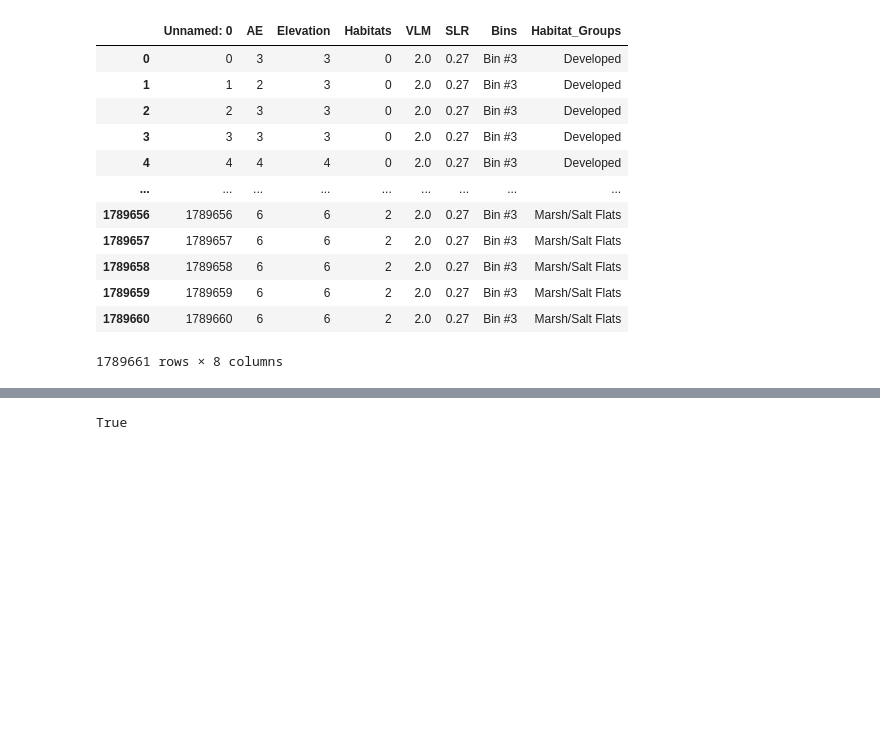
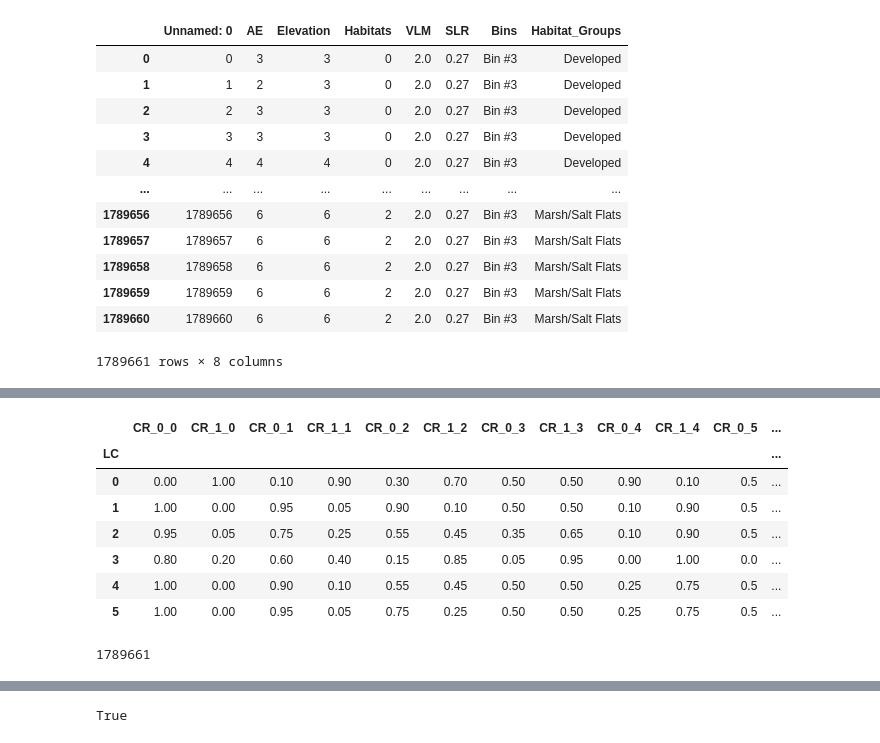
Before and after one commit to sashanksilwal/CRSLR, a Jupyter notebook: Sashank/training/Bayesian_Network.ipynb, the cells around one changed output, grey strips where cells are left out. Drawn from its saved outputs; the diff is of its cells as text; code cells hidden in the pictures; blank space fills up the shorter version.

```diff
--- a/Sashank/training/Bayesian_Network.ipynb
+++ b/Sashank/training/Bayesian_Network.ipynb
@@ -300,0 +317,13 @@ final_df.drop(columns=['Bins','Habitat_Groups','Unnamed: 0'], inplace = True)
+# %%
+cpd_cr_df = pd.read_csv('cpd_cr_1.csv', index_col=0)
+
+cpd_cr_df
+# %% [output]
+|  | CR_0_0 | CR_1_0 | CR_0_1 | CR_1_1 | CR_0_2 | CR_1_2 | CR_0_3 | CR_1_3 | CR_0_4 | CR_1_4 | CR_0_5 | ... |
+| LC |  |  |  |  |  |  |  |  |  |  |  | ... |
+| 0 | 0.00 | 1.00 | 0.10 | 0.90 | 0.30 | 0.70 | 0.50 | 0.50 | 0.90 | 0.10 | 0.5 | ... |
+| 1 | 1.00 | 0.00 | 0.95 | 0.05 | 0.90 | 0.10 | 0.50 | 0.50 | 0.10 | 0.90 | 0.5 | ... |
+| 2 | 0.95 | 0.05 | 0.75 | 0.25 | 0.55 | 0.45 | 0.35 | 0.65 | 0.10 | 0.90 | 0.5 | ... |
+| 3 | 0.80 | 0.20 | 0.60 | 0.40 | 0.15 | 0.85 | 0.05 | 0.95 | 0.00 | 1.00 | 0.0 | ... |
+| 4 | 1.00 | 0.00 | 0.90 | 0.10 | 0.55 | 0.45 | 0.50 | 0.50 | 0.25 | 0.75 | 0.5 | ... |
+| 5 | 1.00 | 0.00 | 0.95 | 0.05 | 0.75 | 0.25 | 0.50 | 0.50 | 0.25 | 0.75 | 0.5 | ... |
@@ -300,0 +341,4 @@ final_df.drop(columns=['Bins','Habitat_Groups','Unnamed: 0'], inplace = True)
+# %%
+print(k)
+# %% [output]
+1789661
```
Also changed, not shown: parts of 36 cells of this notebook.
